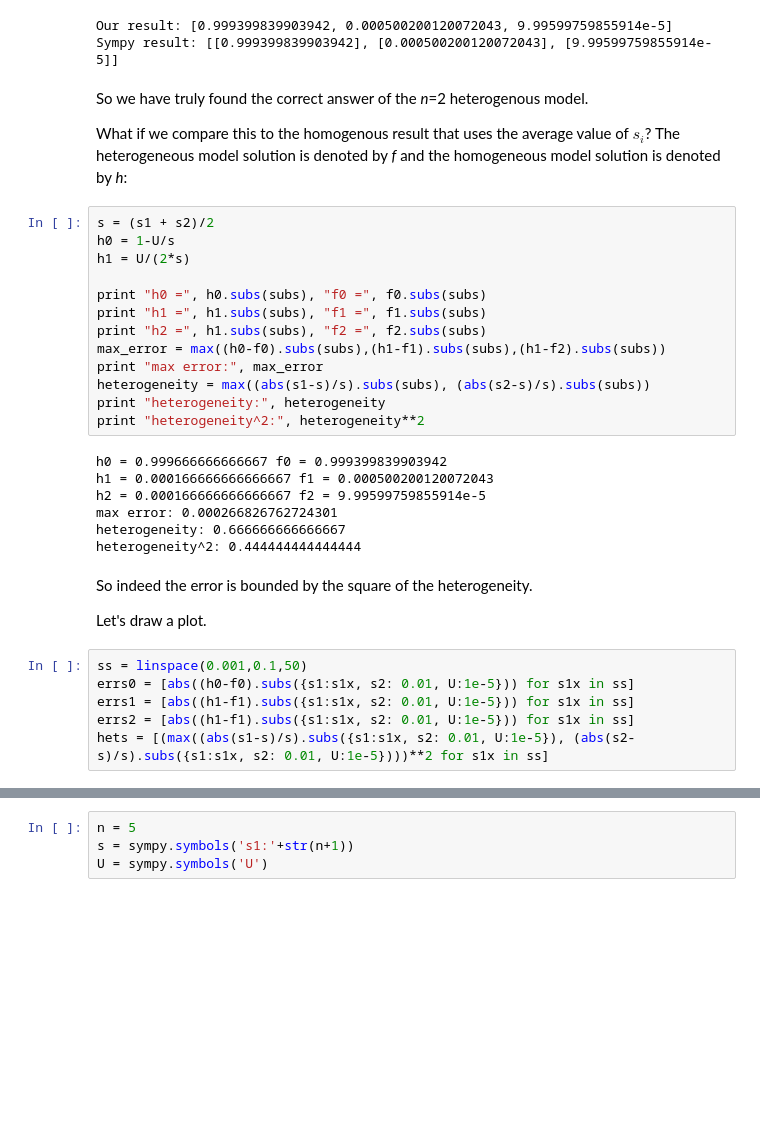
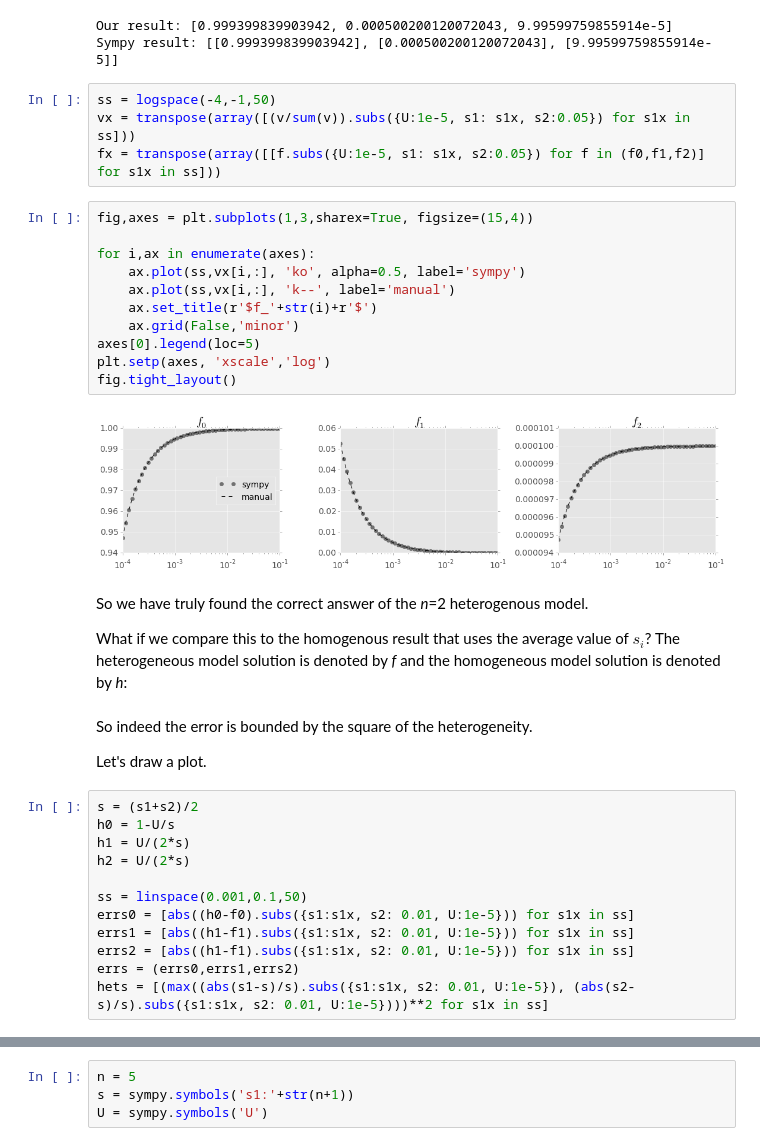
Before and after one commit to yoavram/ipython-notebooks, a Jupyter notebook: MathModels project - s.ipynb, the cells around one changed output, grey strips where cells are left out. Drawn from its saved outputs; the diff is of its cells as text; blank space fills up the shorter version.

```diff
--- a/MathModels project - s.ipynb
+++ b/MathModels project - s.ipynb
@@ -222,38 +226,41 @@ print "Sympy result:", vx.tolist()
 # %% [output]
 Our result: [0.999399839903942, 0.000500200120072043, 9.99599759855914e-5]
 Sympy result: [[0.999399839903942], [0.000500200120072043], [9.99599759855914e-5]]
+# %%
+ss = logspace(-4,-1,50)
+vx = transpose(array([(v/sum(v)).subs({U:1e-5, s1: s1x, s2:0.05}) for s1x in ss]))
+fx = transpose(array([[f.subs({U:1e-5, s1: s1x, s2:0.05}) for f in (f0,f1,f2)] for s1x in ss]))
+# %%
+fig,axes = plt.subplots(1,3,sharex=True, figsize=(15,4))
+
+for i,ax in enumerate(axes):
+    ax.plot(ss,vx[i,:], 'ko', alpha=0.5, label='sympy')
+    ax.plot(ss,vx[i,:], 'k--', label='manual')
+    ax.set_title(r'$f_'+str(i)+r'$')
+    ax.grid(False,'minor')
+axes[0].legend(loc=5)
+plt.setp(axes, 'xscale','log')
+fig.tight_layout()
+# %% [output]
+[figure, added]
 # %% [markdown]
 So we have truly found the correct answer of the _n_=2 heterogenous model.
 
 What if we compare this to the homogenous result that uses the average value of $s_i$?
 The heterogeneous model solution is denoted by _f_ and the homogeneous model solution is denoted by _h_:
-# %%
-s = (s1 + s2)/2
-h0 = 1-U/s
-h1 = U/(2*s)
-
-print "h0 =", h0.subs(subs), "f0 =", f0.subs(subs)
-print "h1 =", h1.subs(subs), "f1 =", f1.subs(subs)
-print "h2 =", h1.subs(subs), "f2 =", f2.subs(subs)
-max_error = max((h0-f0).subs(subs),(h1-f1).subs(subs),(h1-f2).subs(subs))
-print "max error:", max_error
-heterogeneity = max((abs(s1-s)/s).subs(subs), (abs(s2-s)/s).subs(subs))
-print "heterogeneity:", heterogeneity
-print "heterogeneity^2:", heterogeneity**2
-# %% [output]
-h0 = 0.999666666666667 f0 = 0.999399839903942
-h1 = 0.000166666666666667 f1 = 0.000500200120072043
-h2 = 0.000166666666666667 f2 = 9.99599759855914e-5
-max error: 0.000266826762724301
-heterogeneity: 0.666666666666667
-heterogeneity^2: 0.444444444444444
 # %% [markdown]
 So indeed the error is bounded by the square of the heterogeneity.
 
 Let's draw a plot.
 # %%
+s = (s1+s2)/2
+h0 = 1-U/s
+h1 = U/(2*s)
+h2 = U/(2*s)
+
 ss = linspace(0.001,0.1,50)
 errs0 = [abs((h0-f0).subs({s1:s1x, s2: 0.01, U:1e-5})) for s1x in ss]
 errs1 = [abs((h1-f1).subs({s1:s1x, s2: 0.01, U:1e-5})) for s1x in ss]
 errs2 = [abs((h1-f1).subs({s1:s1x, s2: 0.01, U:1e-5})) for s1x in ss]
+errs = (errs0,errs1,errs2)
 hets = [(max((abs(s1-s)/s).subs({s1:s1x, s2: 0.01, U:1e-5}), (abs(s2-s)/s).subs({s1:s1x, s2: 0.01, U:1e-5})))**2 for s1x in ss]
```
Also changed, not shown: parts of 23 cells of this notebook.
